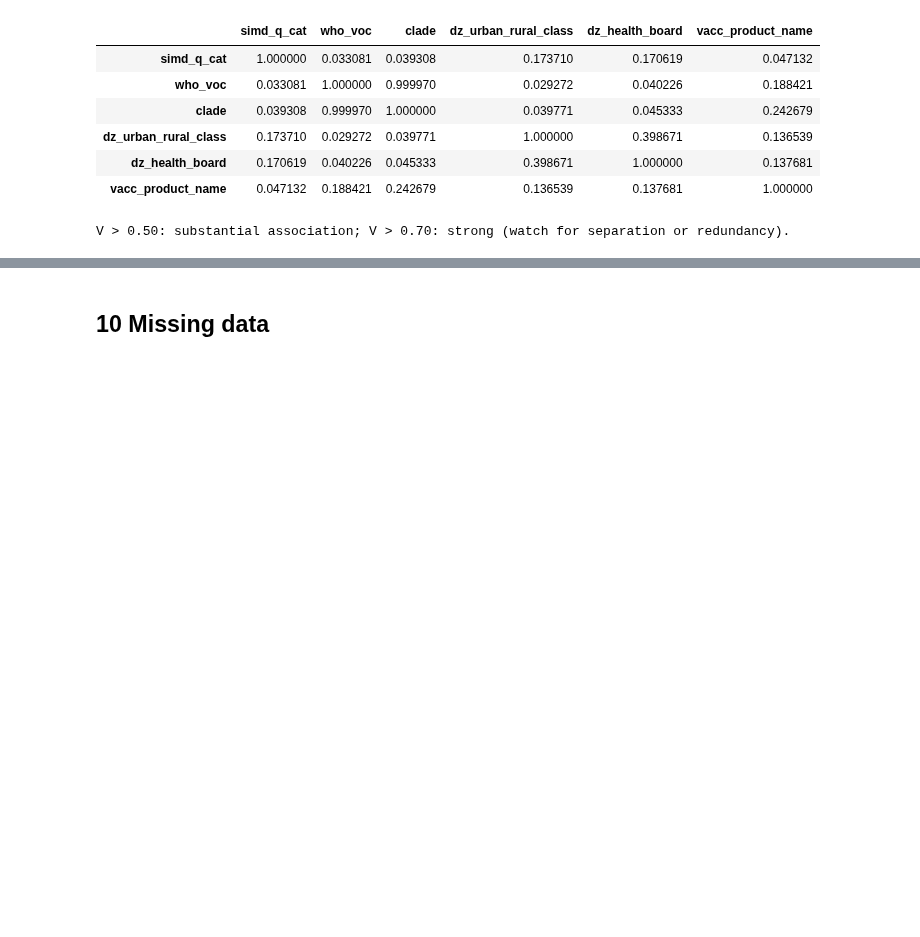
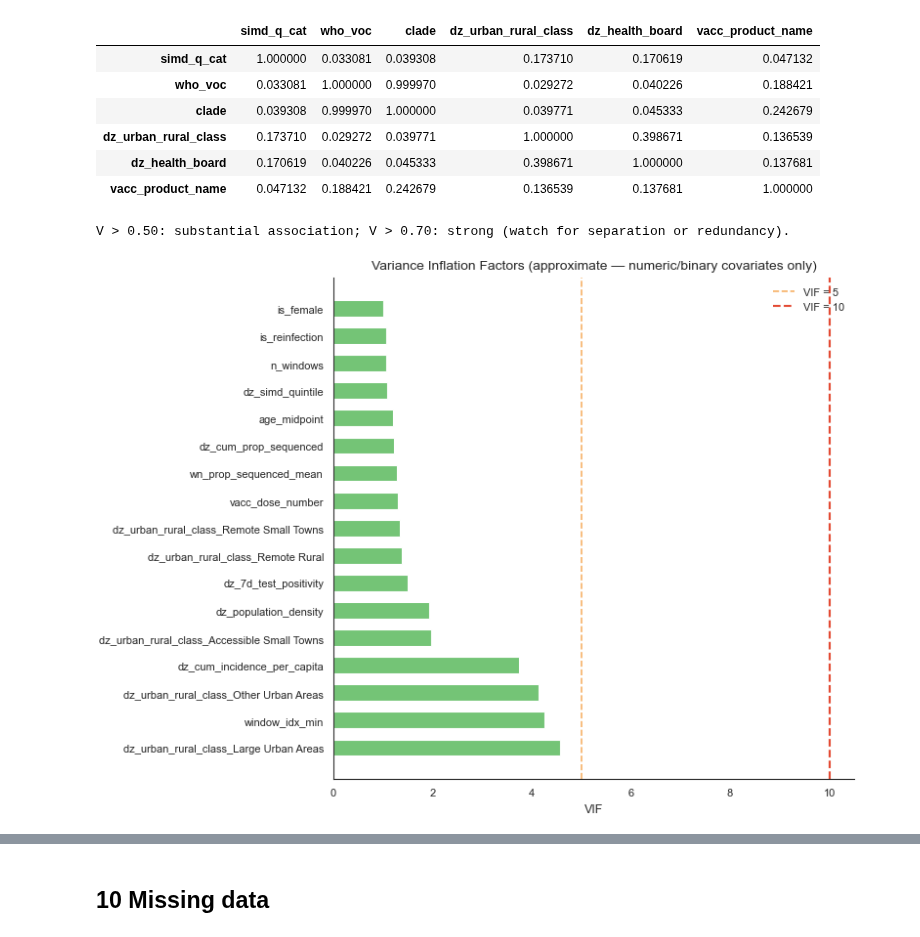
Before and after one commit to ydnkka/scotland, a Jupyter notebook: analysis/epilink_model_formulation_eda.ipynb, the cells around one changed output, grey strips where cells are left out. Saved outputs shown, nothing was run; the diff lists cells and outputs as text; code cells hidden in the pictures; blank space fills up the shorter version.

```diff
--- a/analysis/epilink_model_formulation_eda.ipynb
+++ b/analysis/epilink_model_formulation_eda.ipynb
@@ -875,44 +875,83 @@ vif_cols = {
     "dz_cum_prop_sequenced"       : "Cumul. prop. sequenced",
     "wn_prop_sequenced_mean"      : "Mean window seq. fraction",
     "dz_cum_incidence_per_capita" : "Cumul. incidence per cap",
     "dz_7d_test_positivity"       : "7-day test positivity",
     "window_idx_min"              : "Earliest window idx",
     "n_windows"                   : "No. eligible windows",
 }
+
 vif_cols = {k: v for k, v in vif_cols.items() if k in wd.columns}
 
 dm = wd[list(vif_cols)].copy()
-dm["dz_population_density"] = np.log1p(dm["dz_population_density"].clip(lower=0))
 
-# Dummy-code test_type and urban_rural if present
+# Log-transform population density safely
+if "dz_population_density" in dm.columns:
+    dm["dz_population_density"] = np.log1p(
+        pd.to_numeric(dm["dz_population_density"], errors="coerce").clip(lower=0)
+    )
+
+# Dummy-code categorical variables if present
 for cat in ["test_type", "dz_urban_rural_class"]:
     if cat in wd.columns:
-        dummies = pd.get_dummies(wd[cat], prefix=cat, drop_first=True)
+        dummies = pd.get_dummies(
+            wd[cat],
+            prefix=cat,
+            drop_first=True,
+            dummy_na=False,
+            dtype=float
+        )
         dm = pd.concat([dm, dummies], axis=1)
 
-dm = dm.apply(pd.to_numeric, errors="coerce").dropna()
-dm_arr = sm.add_constant(dm)
+# Force every column to numeric
+dm = dm.apply(pd.to_numeric, errors="coerce")
 
+# Replace inf/-inf with NaN, then drop rows with missing values
+dm = dm.replace([np.inf, -np.inf], np.nan).dropna()
+
+# Convert booleans/objects/etc. to float explicitly
+dm = dm.astype(float)
+
+# Drop columns with no variation
+constant_cols = dm.columns[dm.nunique(dropna=False) <= 1].tolist()
+if constant_cols:
+    print("Dropping constant columns:", constant_cols)
+    dm = dm.drop(columns=constant_cols)
+
+# Add intercept
+dm_arr = sm.add_constant(dm, has_constant="add").astype(float)
+
+# Calculate VIF
 vif_vals = pd.DataFrame({
-    "Variable"   : dm.columns,
-    "Label"      : [vif_cols.get(c, c) for c in dm.columns],
-    "VIF"        : [variance_inflation_factor(dm_arr.values, i+1)
-                    for i in range(dm_arr.shape[1]-1)],
+    "Variable": dm.columns,
+    "Label": [vif_cols.get(c, c) for c in dm.columns],
+    "VIF": [
+        variance_inflation_factor(dm_arr.to_numpy(dtype=float), i + 1)
+        for i in range(dm.shape[1])
+    ],
 }).sort_values("VIF", ascending=False)
 
+# Plot
 fig, ax = plt.subplots(figsize=(8, max(4, 0.35 * len(vif_vals))))
-colours = ["#e34a33" if v > 10 else "#f7b267" if v > 5 else "#74c476"
-           for v in vif_vals["VIF"]]
+
+colours = [
+    "#e34a33" if v > 10 else "#f7b267" if v > 5 else "#74c476"
+    for v in vif_vals["VIF"]
+]
+
 ax.barh(vif_vals["Variable"], vif_vals["VIF"], color=colours, height=0.6)
-ax.axvline(5,  color="#f7b267", ls="--", lw=1.2, label="VIF = 5")
+ax.axvline(5, color="#f7b267", ls="--", lw=1.2, label="VIF = 5")
 ax.axvline(10, color="#e34a33", ls="--", lw=1.5, label="VIF = 10")
 ax.set_xlabel("VIF")
-ax.set_title("Variance Inflation Factors (approximate — numeric/binary covariates only)", fontsize=10)
+ax.set_title(
+    "Variance Inflation Factors (approximate — numeric/binary covariates only)",
+    fontsize=10
+)
 ax.legend(fontsize=8)
 plt.tight_layout()
 plt.show()
 
-print(vif_vals[["Variable","VIF"]].round(2).to_string(index=False))
+print(vif_vals[["Variable", "VIF"]].round(2).to_string(index=False))
 print("\nVIF > 10 → serious collinearity (consider dropping, combining, or centring).")
 print("VIF 5–10 → moderate; proceed with caution and check coefficient stability.")
 # %% [output]
+[figure, added]
```
Also changed, not shown: parts of 1 cell of this notebook.
